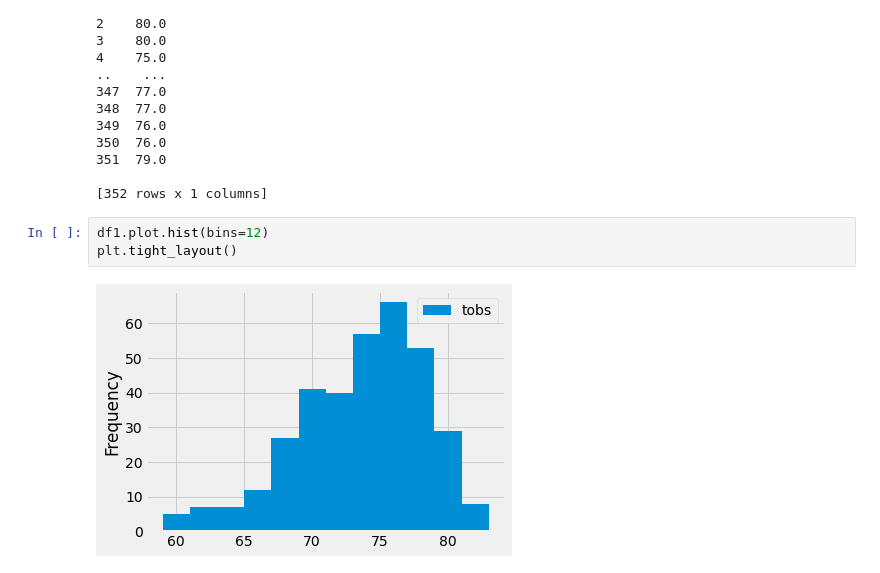
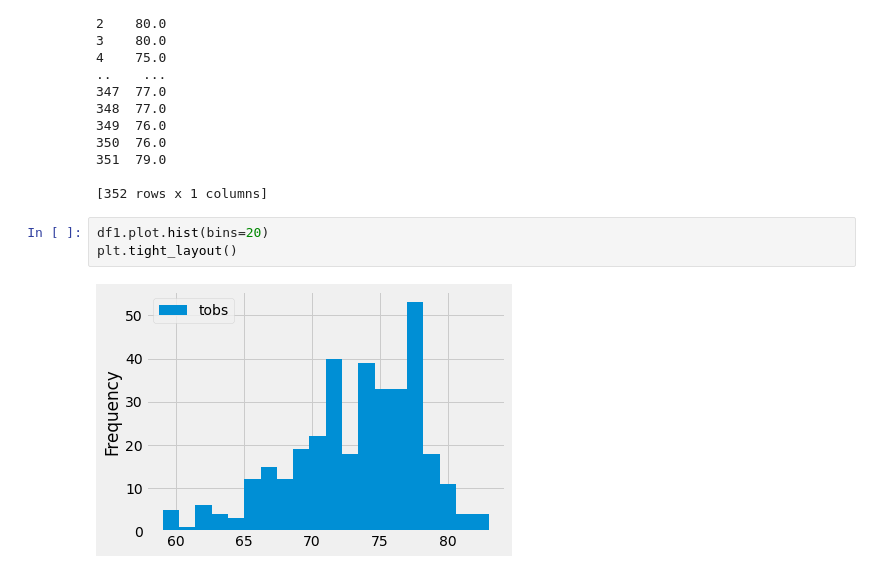
Before and after one commit to sakotiya/surf_up, a Jupyter notebook: Class/climate_analysis.ipynb, the cells around one changed output. Drawn from its saved outputs; the diff is of its cells as text.

```diff
--- a/Class/climate_analysis.ipynb
+++ b/Class/climate_analysis.ipynb
@@ -202,7 +202,7 @@ print(df1)
 
 [352 rows x 1 columns]
 # %%
-df1.plot.hist(bins=12)
+df1.plot.hist(bins=20)
 plt.tight_layout()
 # %% [output]
-[figure, old version]
+[figure, new version]
```
Also changed, not shown: 1 other file.
